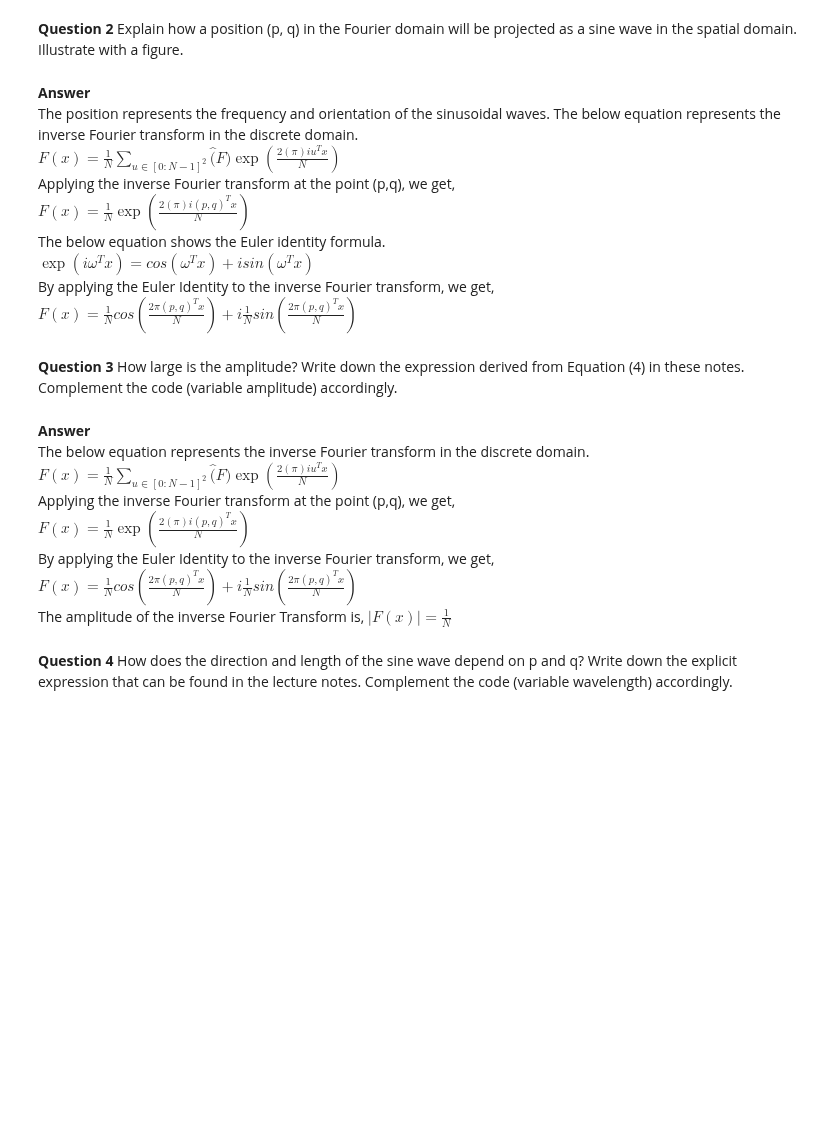
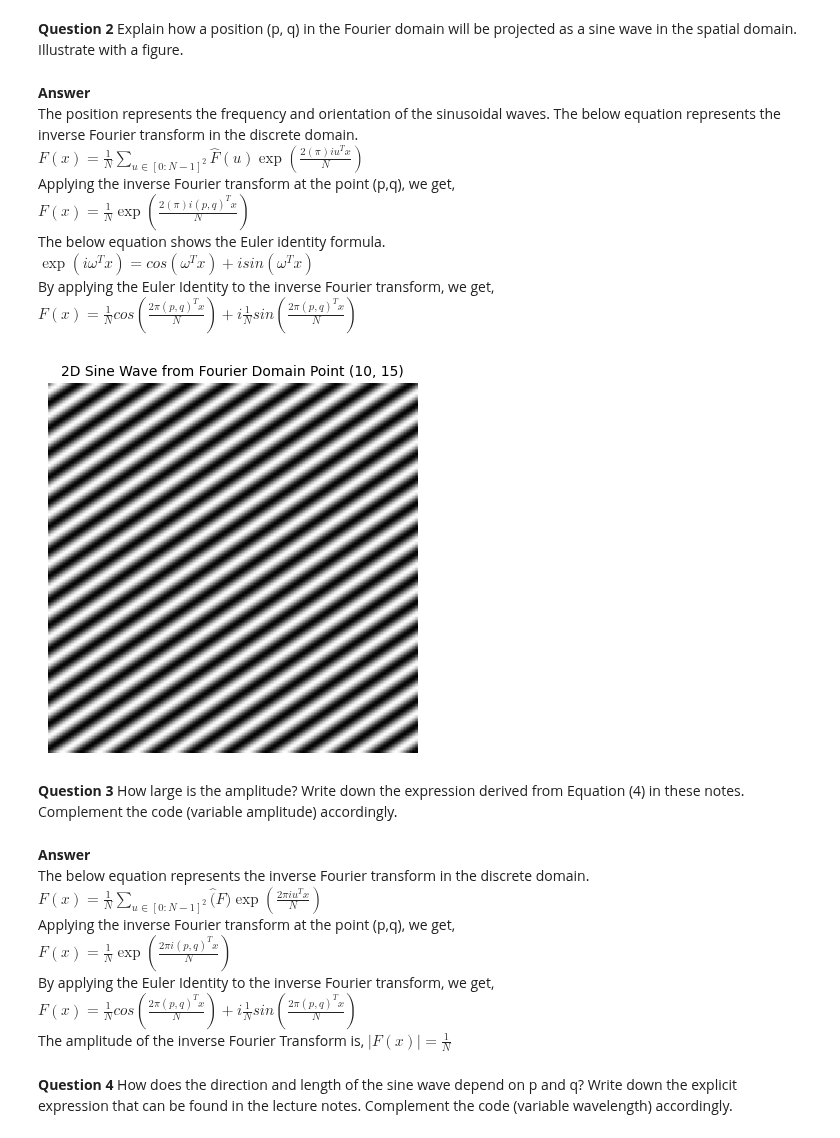
Before and after one commit to RakinAli/Computer-Vision-course, a Jupyter notebook: Labs/Lab 1/Karen/karen.ipynb, the cells around one changed output. Drawn from its saved outputs; the diff is of its cells as text; code cells hidden in the pictures; blank space fills up the shorter version.

Commit message:
changes made up till question 8

```diff
--- a/Labs/Lab 1/Karen/karen.ipynb
+++ b/Labs/Lab 1/Karen/karen.ipynb
@@ -92,24 +92,42 @@ the spatial domain. Illustrate with a figure.
 # %% [markdown]
 **Answer** <br>
 The position represents the frequency and orientation of the sinusoidal waves. The below equation represents the inverse Fourier transform in the discrete domain. <br>
-$F(x) = \frac{1}{N}\sum_{u\in[0:N-1]^2} \hat(F) \exp(\frac{2(\pi)iu^Tx}{N}) $ <br>
+$F(x) = \frac{1}{N}\sum_{u\in[0:N-1]^2} \hat{F}(u) \exp(\frac{2(\pi)iu^Tx}{N}) $ <br>
 Applying the inverse Fourier transform at the point (p,q), we get,<br>
 $F(x) = \frac{1}{N}\exp(\frac{2(\pi)i(p,q)^Tx}{N}) $ <br>
 The below equation shows the Euler identity formula. <br>
 $\exp(i\omega^Tx) = cos(\omega^Tx) + isin(\omega^Tx)$ <br>
 By applying the Euler Identity to the inverse Fourier transform, we get, <br>
 $F(x) = \frac{1}{N}cos(\frac{2\pi(p,q)^Tx}{N}) + i\frac{1}{N}sin(\frac{2\pi(p,q)^Tx}{N})$ <br>
+# %%
+def question2(p, q, size):
+    x = np.arange(size)
+    y = np.arange(size)
+    X, Y = np.meshgrid(x, y)
+
+    # Create a 2D Sine wave
+    sine_wave = 1/size * np.sin(2 * np.pi * (p * X + q * Y) / size)
+
+    plt.imshow(sine_wave, cmap="gray")
+    plt.title(f"2D Sine Wave from Fourier Domain Point ({p}, {q})")
+    plt.axis("off")
+    plt.show()
+
+
+question2(10,15,128)
+# %% [output]
+[figure, added]
 # %% [markdown]
 **Question 3**  How large is the amplitude? Write down the expression derived from Equation (4) in
 these notes. Complement the code (variable amplitude) accordingly.
 # %% [markdown]
 **Answer** <br>
 The below equation represents the inverse Fourier transform in the discrete domain. <br>
-$F(x) = \frac{1}{N}\sum_{u\in[0:N-1]^2} \hat(F) \exp(\frac{2(\pi)iu^Tx}{N}) $ <br>
+$F(x) = \frac{1}{N}\sum_{u\in[0:N-1]^2} \hat(F) \exp(\frac{2{\pi}iu^Tx}{N}) $ <br>
 Applying the inverse Fourier transform at the point (p,q), we get,<br>
-$F(x) = \frac{1}{N}\exp(\frac{2(\pi)i(p,q)^Tx}{N}) $ <br>
+$F(x) = \frac{1}{N}\exp(\frac{2{\pi}i(p,q)^Tx}{N}) $ <br>
 By applying the Euler Identity to the inverse Fourier transform, we get, <br>
-$F(x) = \frac{1}{N}cos(\frac{2\pi(p,q)^Tx}{N}) + i\frac{1}{N}sin(\frac{2\pi(p,q)^Tx}{N})$ <br>
+$F(x) = \frac{1}{N}cos(\frac{2{\pi}(p,q)^Tx}{N}) + i\frac{1}{N}sin(\frac{2\pi(p,q)^Tx}{N})$ <br>
 The amplitude of the inverse Fourier Transform is,
 $|F(x)| = \frac{1}{N}$
 # %% [markdown]
```
Also changed, not shown: parts of 8 cells of this notebook.
